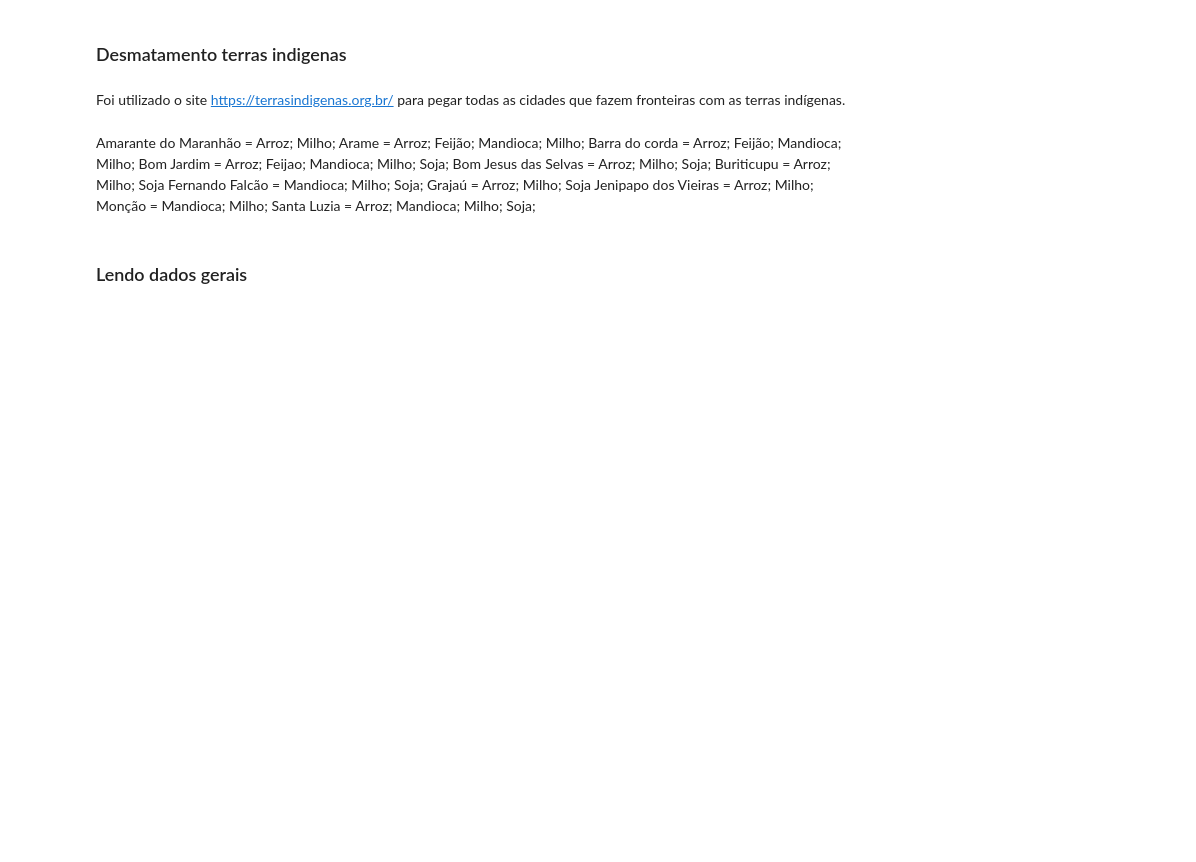
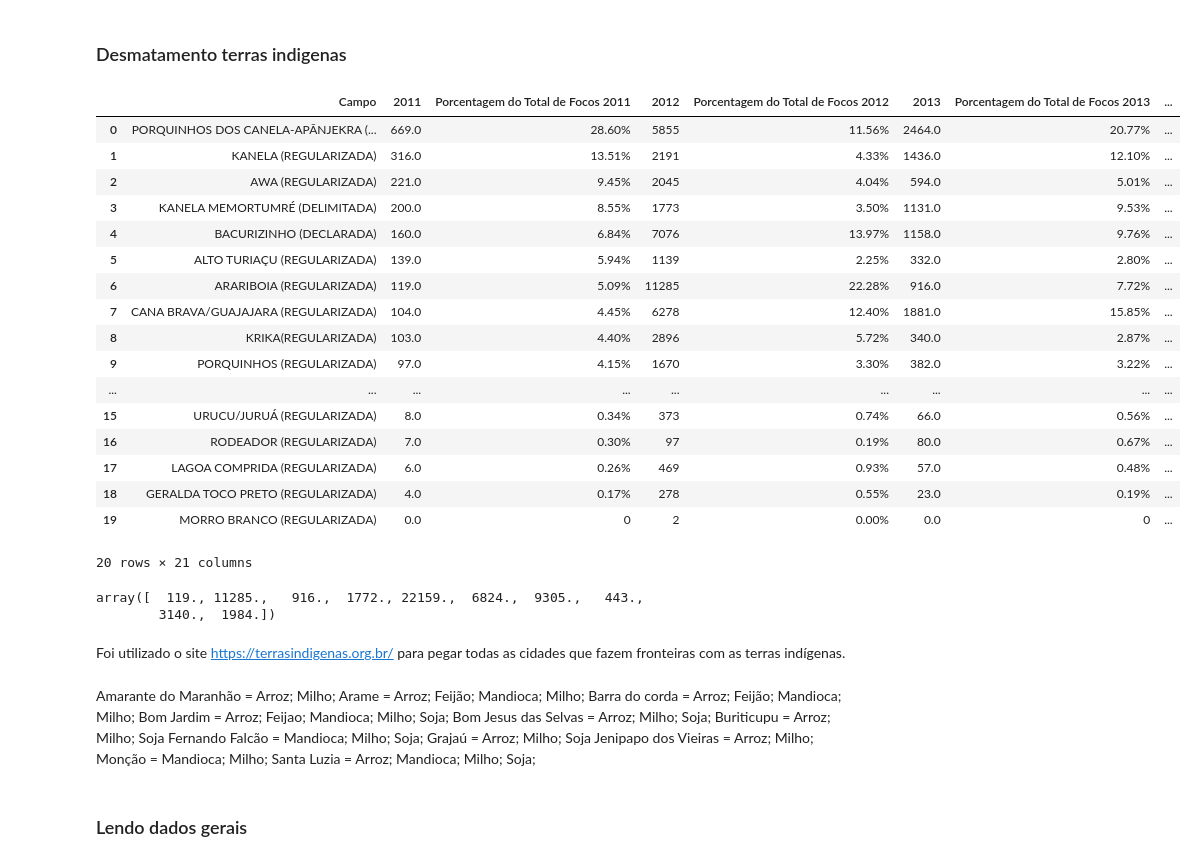
Before and after one commit to clebemachado/desafio_inova_queimadas, a Jupyter notebook: Comparação.ipynb, the cells around one changed output. Saved outputs shown, nothing was run; the diff lists cells and outputs as text; code cells hidden in the pictures; blank space fills up the shorter version.

```diff
--- a/Comparação.ipynb
+++ b/Comparação.ipynb
@@ -6,6 +6,33 @@ import plotly.graph_objects as go
 ### Desmatamento terras indigenas
 # %%
 terras_indigenas = pd.read_csv("Dados/dados_terras_indigenas_incendio_2011_2020.csv")
+# %%
+terras_indigenas
+# %% [output]
+|  | Campo | 2011 | Porcentagem do Total de Focos 2011 | 2012 | Porcentagem do Total de Focos 2012 | 2013 | Porcentagem do Total de Focos 2013 | ... |
+| 0 | PORQUINHOS DOS CANELA-APÃNJEKRA (... | 669.0 | 28.60% | 5855 | 11.56% | 2464.0 | 20.77% | ... |
+| 1 | KANELA (REGULARIZADA) | 316.0 | 13.51% | 2191 | 4.33% | 1436.0 | 12.10% | ... |
+| 2 | AWA (REGULARIZADA) | 221.0 | 9.45% | 2045 | 4.04% | 594.0 | 5.01% | ... |
+| 3 | KANELA MEMORTUMRÉ (DELIMITADA) | 200.0 | 8.55% | 1773 | 3.50% | 1131.0 | 9.53% | ... |
+| 4 | BACURIZINHO (DECLARADA) | 160.0 | 6.84% | 7076 | 13.97% | 1158.0 | 9.76% | ... |
+| 5 | ALTO TURIAÇU (REGULARIZADA) | 139.0 | 5.94% | 1139 | 2.25% | 332.0 | 2.80% | ... |
+| 6 | ARARIBOIA (REGULARIZADA) | 119.0 | 5.09% | 11285 | 22.28% | 916.0 | 7.72% | ... |
+| 7 | CANA BRAVA/GUAJAJARA (REGULARIZADA) | 104.0 | 4.45% | 6278 | 12.40% | 1881.0 | 15.85% | ... |
+| 8 | KRIKA(REGULARIZADA) | 103.0 | 4.40% | 2896 | 5.72% | 340.0 | 2.87% | ... |
+| 9 | PORQUINHOS (REGULARIZADA) | 97.0 | 4.15% | 1670 | 3.30% | 382.0 | 3.22% | ... |
+| ... | ... | ... | ... | ... | ... | ... | ... | ... |
+| 15 | URUCU/JURUÁ (REGULARIZADA) | 8.0 | 0.34% | 373 | 0.74% | 66.0 | 0.56% | ... |
+| 16 | RODEADOR (REGULARIZADA) | 7.0 | 0.30% | 97 | 0.19% | 80.0 | 0.67% | ... |
+| 17 | LAGOA COMPRIDA (REGULARIZADA) | 6.0 | 0.26% | 469 | 0.93% | 57.0 | 0.48% | ... |
+| 18 | GERALDA TOCO PRETO (REGULARIZADA) | 4.0 | 0.17% | 278 | 0.55% | 23.0 | 0.19% | ... |
+| 19 | MORRO BRANCO (REGULARIZADA) | 0.0 | 0 | 2 | 0.00% | 0.0 | 0 | ... |
+20 rows × 21 columns
+# %%
+desm = terras_indigenas[terras_indigenas.Campo == "ARARIBOIA (REGULARIZADA)"].loc[:, ['2011', '2012', '2013', '2014', '2015', '2016', '2017', '2018', '2019', '2020']]
+desm.values[0]
+# %% [output]
+array([  119., 11285.,   916.,  1772., 22159.,  6824.,  9305.,   443.,
+        3140.,  1984.])
 # %%
 terras_indigenas_selecionadas = terras_indigenas.loc[:, ["Campo", "2011", "2012", "2013", "2014", "2015", "2016", "2017", "2018", "2019", "2020"]]
 # %% [markdown]
```
Also changed, not shown: parts of 37 cells of this notebook.
